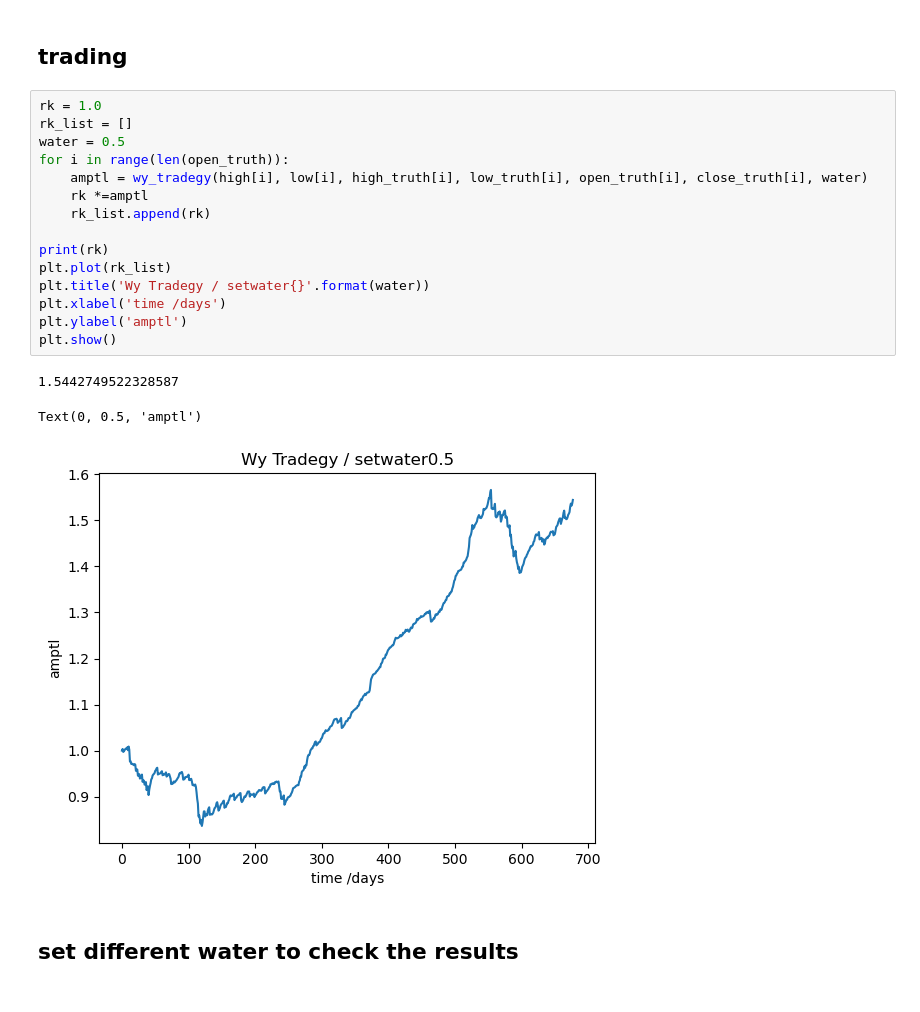
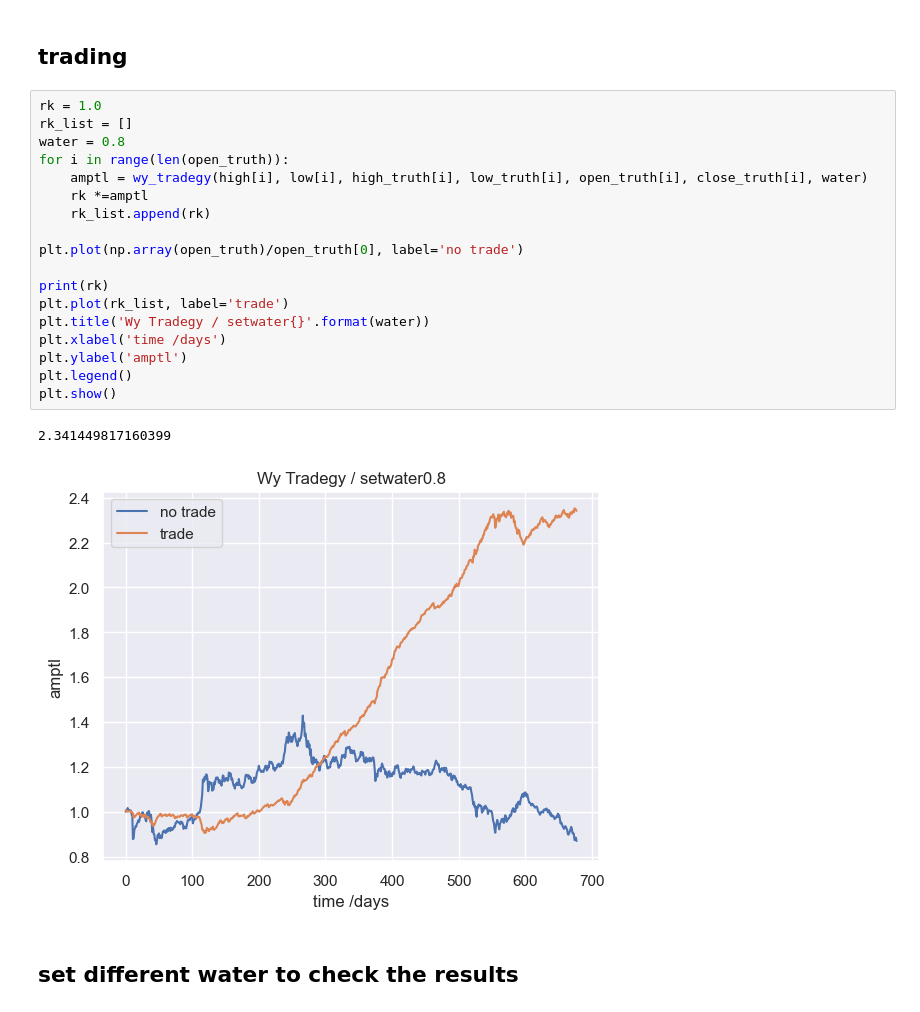
Before and after one commit to binomial-dimension/LosingMoney, a Jupyter notebook: trading/trade.ipynb, the cells around one changed output. Cells and saved outputs as stored; diff of their text form.

Commit message:
add more friendly visualize code

```diff
--- a/trading/trade.ipynb
+++ b/trading/trade.ipynb
@@ -27,22 +27,24 @@ low_truth = list(predict['low_truth'])
 # %%
 rk = 1.0
 rk_list = []
-water = 0.5
+water = 0.8
 for i in range(len(open_truth)):
     amptl = wy_tradegy(high[i], low[i], high_truth[i], low_truth[i], open_truth[i], close_truth[i], water)
     rk *=amptl
     rk_list.append(rk)
 
+plt.plot(np.array(open_truth)/open_truth[0], label='no trade')
+
 print(rk)
-plt.plot(rk_list)
+plt.plot(rk_list, label='trade')
 plt.title('Wy Tradegy / setwater{}'.format(water))
 plt.xlabel('time /days')
 plt.ylabel('amptl')
+plt.legend()
 plt.show()
 # %% [output]
-1.5442749522328587
+2.341449817160399
-Text(0, 0.5, 'amptl')
-[figure, old version]
+[figure, new version]
 # %% [markdown]
 ## set different water to check the results
 # %%
```
Also changed, not shown: parts of 1 cell of this notebook, 1 other file.
